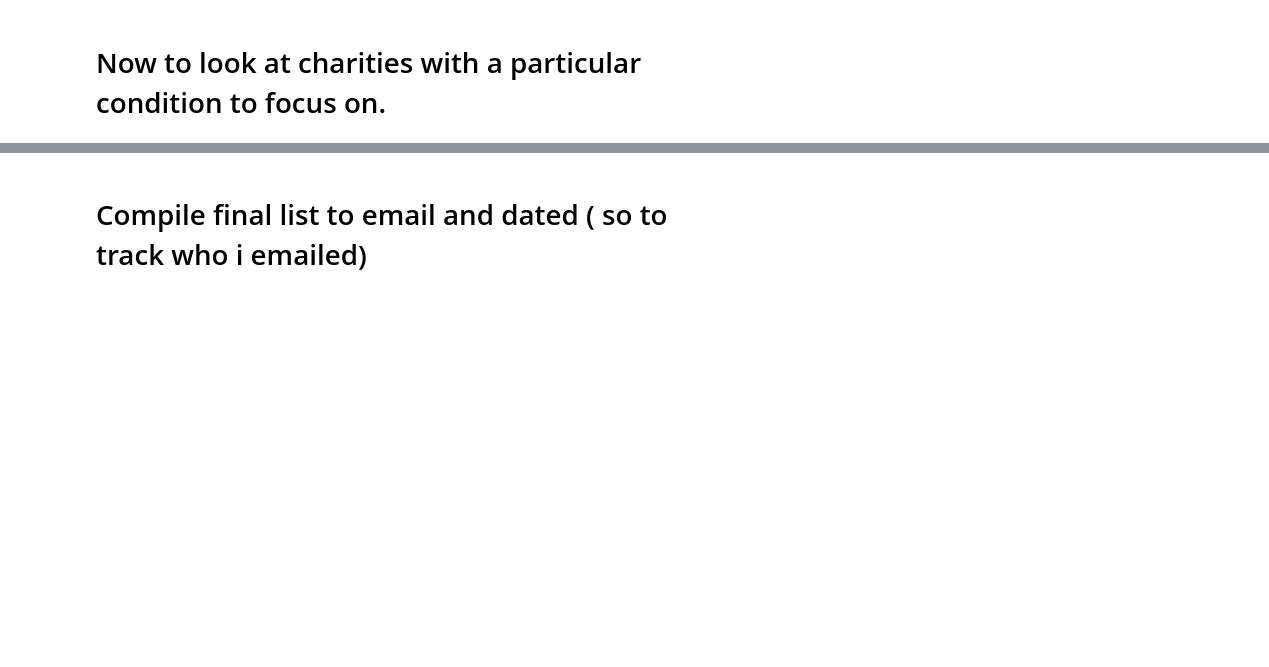
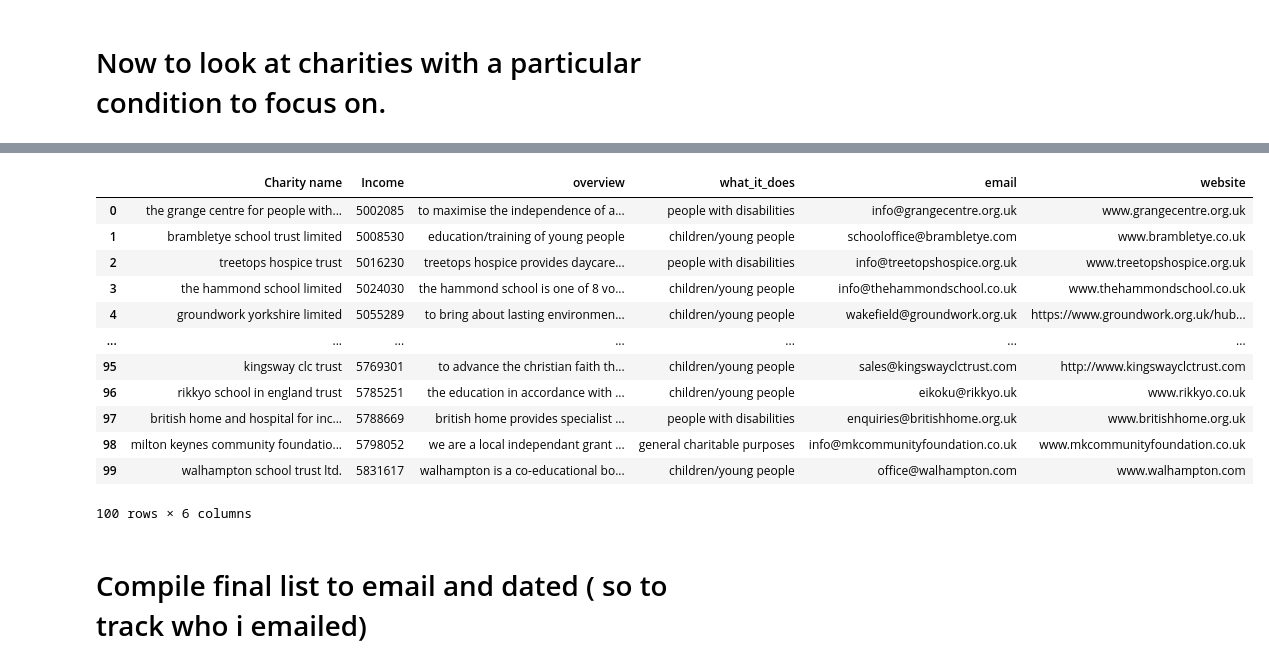
Before and after one commit to lou-i0/Charity-Scrape, a Jupyter notebook: charity_registerscrape.ipynb, the cells around one changed output, grey strips where cells are left out. Drawn from its saved outputs; the diff is of its cells as text; code cells hidden in the pictures; blank space fills up the shorter version.

```diff
--- a/charity_registerscrape.ipynb
+++ b/charity_registerscrape.ipynb
@@ -372,3 +350,21 @@ to_send
+# %%
+to_send = c_data.head(n = 100)
+
+to_send
+# %% [output]
+|  | Charity name | Income | overview | what_it_does | email | website |
+| 0 | the grange centre for people with... | 5002085 | to maximise the independence of a... | people with disabilities | info@grangecentre.org.uk | www.grangecentre.org.uk |
+| 1 | brambletye school trust limited | 5008530 | education/training of young people | children/young people | schooloffice@brambletye.com | www.brambletye.co.uk |
+| 2 | treetops hospice trust | 5016230 | treetops hospice provides daycare... | people with disabilities | info@treetopshospice.org.uk | www.treetopshospice.org.uk |
+| 3 | the hammond school limited | 5024030 | the hammond school is one of 8 vo... | children/young people | info@thehammondschool.co.uk | www.thehammondschool.co.uk |
+| 4 | groundwork yorkshire limited | 5055289 | to bring about lasting environmen... | children/young people | wakefield@groundwork.org.uk | https://www.groundwork.org.uk/hub... |
+| ... | ... | ... | ... | ... | ... | ... |
+| 95 | kingsway clc trust | 5769301 | to advance the christian faith th... | children/young people | sales@kingswayclctrust.com | http://www.kingswayclctrust.com |
+| 96 | rikkyo school in england trust | 5785251 | the education in accordance with ... | children/young people | eikoku@rikkyo.uk | www.rikkyo.co.uk |
+| 97 | british home and hospital for inc... | 5788669 | british home provides specialist ... | people with disabilities | enquiries@britishhome.org.uk | www.britishhome.org.uk |
+| 98 | milton keynes community foundatio... | 5798052 | we are a local independant grant ... | general charitable purposes | info@mkcommunityfoundation.co.uk | www.mkcommunityfoundation.co.uk |
+| 99 | walhampton school trust ltd. | 5831617 | walhampton is a co-educational bo... | children/young people | office@walhampton.com | www.walhampton.com |
+100 rows × 6 columns
 # %% [markdown]
 #  Compile final list to email and dated ( so to track who i emailed)
 # %%
```
Also changed, not shown: parts of 5 cells of this notebook, 2 other files.
